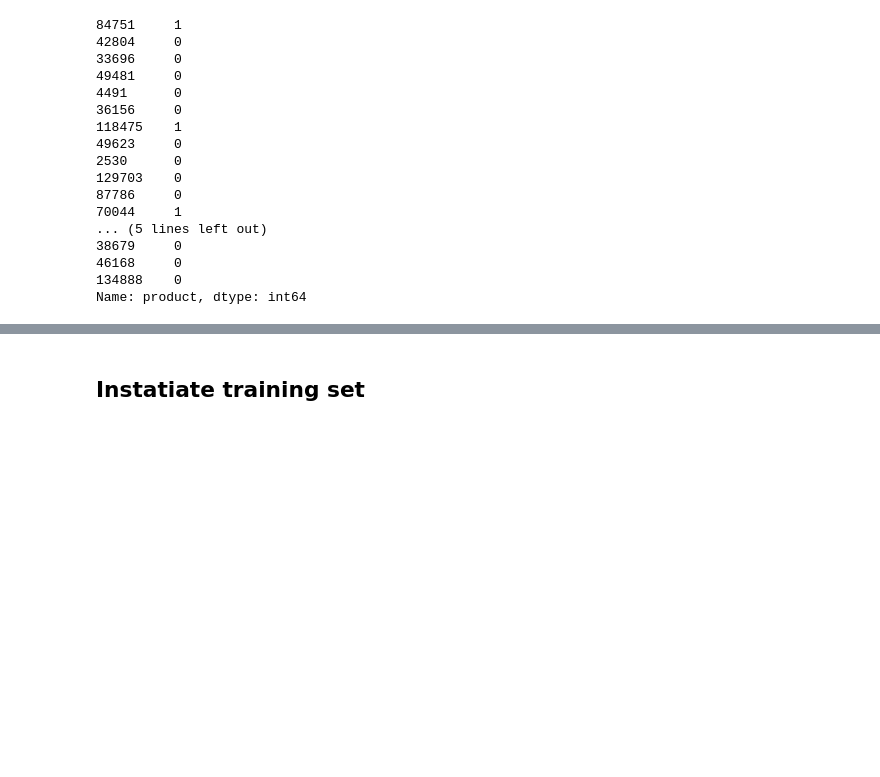
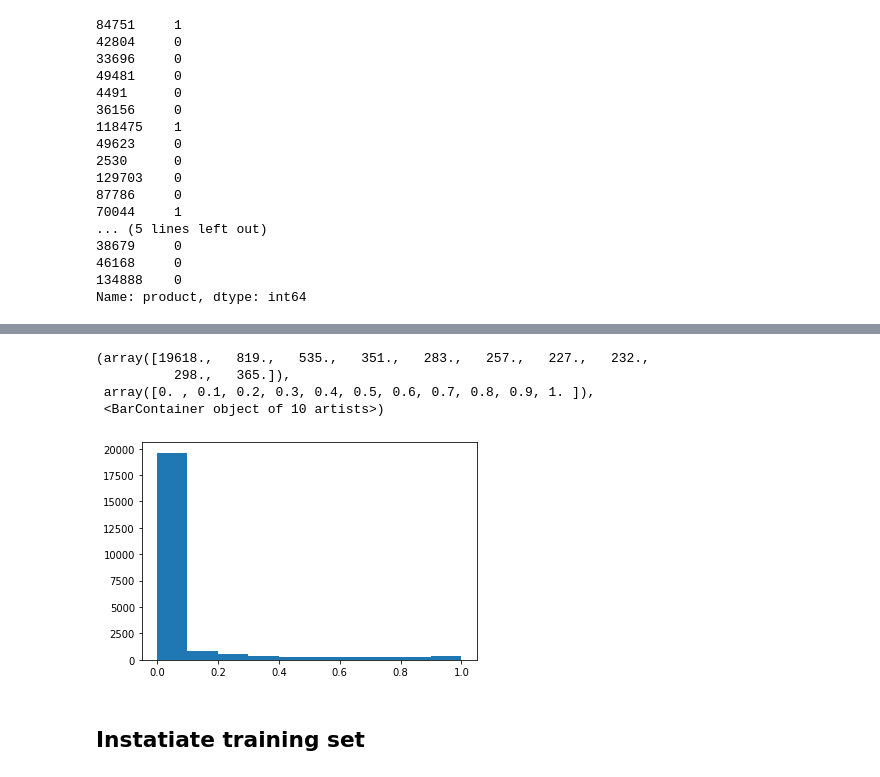
Before and after one commit to lkqnaruto/scrna_seq_workshop_2020, a Jupyter notebook: notebooks/4_baseline_modeling.ipynb, the cells around one changed output, grey strips where cells are left out. Saved outputs shown, nothing was run; the diff lists cells and outputs as text; code cells hidden in the pictures; blank space fills up the shorter version.

```diff
--- a/notebooks/4_baseline_modeling.ipynb
+++ b/notebooks/4_baseline_modeling.ipynb
@@ -135,3 +248,11 @@ y_train.shape
+# %%
+plt.hist(FN_pred_prob, bins=10, range = [0,1])
+# %% [output]
+(array([19618.,   819.,   535.,   351.,   283.,   257.,   227.,   232.,
+          298.,   365.]),
+ array([0. , 0.1, 0.2, 0.3, 0.4, 0.5, 0.6, 0.7, 0.8, 0.9, 1. ]),
+ <BarContainer object of 10 artists>)
+[figure, added]
 # %% [markdown]
 ## Instatiate training set
 # %% [markdown]
```
Also changed, not shown: parts of 69 cells of this notebook.
